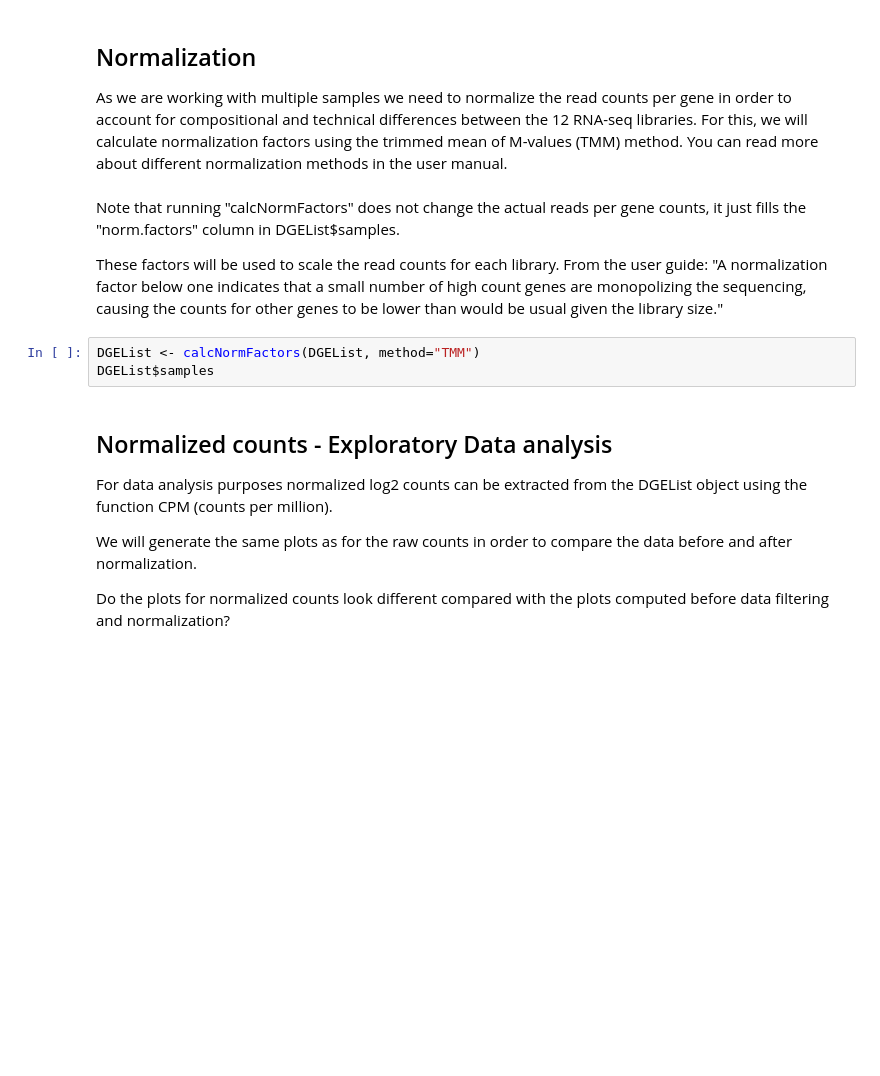
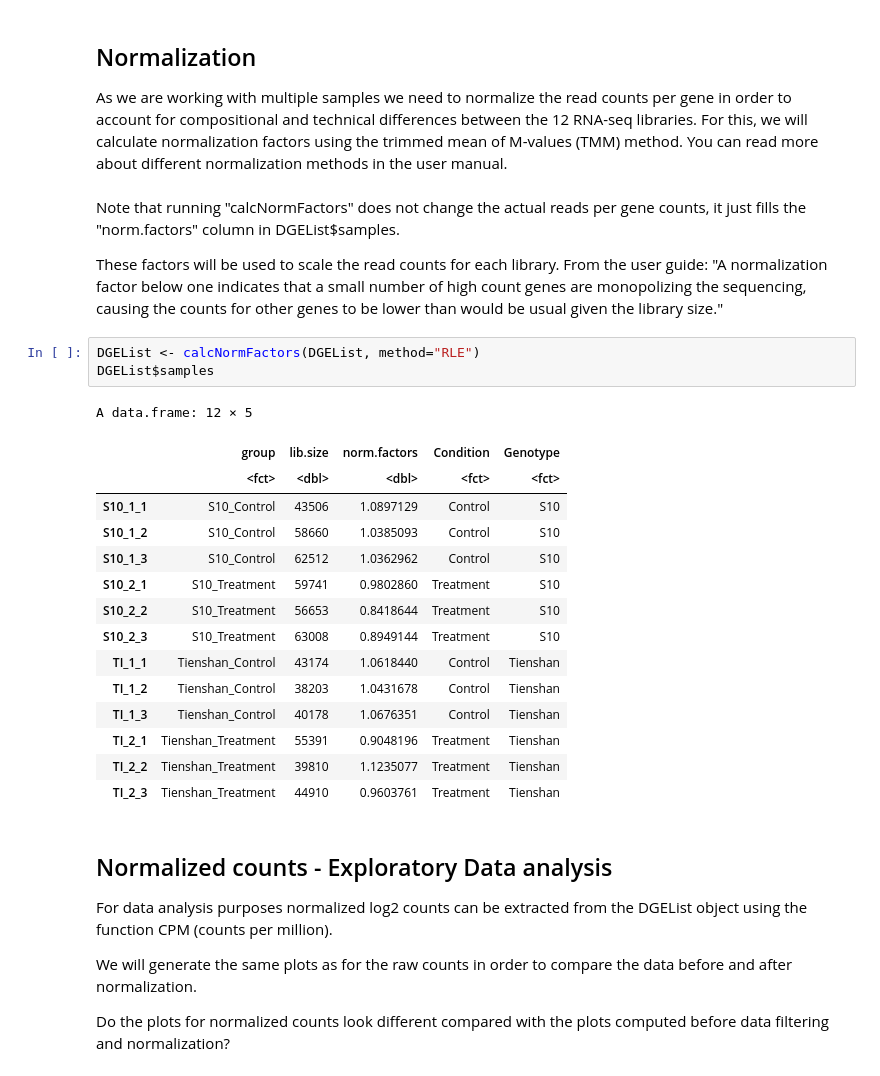
Before and after one commit to hds-sandbox/NGS_summer_course_Aarhus, a Jupyter notebook: Notebooks/03_bulk_RNA_analysis.ipynb, the cells around one changed output. Cells and saved outputs as stored; diff of their text form; blank space fills up the shorter version.

```diff
--- a/Notebooks/03_bulk_RNA_analysis.ipynb
+++ b/Notebooks/03_bulk_RNA_analysis.ipynb
@@ -136,8 +273,24 @@ From the user guide: "A normalization factor below one indicates that a small nu
 are monopolizing the sequencing, causing the counts for other genes to be lower than would
 be usual given the library size."
 # %%
-DGEList <- calcNormFactors(DGEList, method="TMM")
+DGEList <- calcNormFactors(DGEList, method="RLE")
 DGEList$samples
+# %% [output]
+A data.frame: 12 × 5
+|  | group | lib.size | norm.factors | Condition | Genotype |
+|  | <fct> | <dbl> | <dbl> | <fct> | <fct> |
+| S10_1_1 | S10_Control | 43506 | 1.0897129 | Control | S10 |
+| S10_1_2 | S10_Control | 58660 | 1.0385093 | Control | S10 |
+| S10_1_3 | S10_Control | 62512 | 1.0362962 | Control | S10 |
+| S10_2_1 | S10_Treatment | 59741 | 0.9802860 | Treatment | S10 |
+| S10_2_2 | S10_Treatment | 56653 | 0.8418644 | Treatment | S10 |
+| S10_2_3 | S10_Treatment | 63008 | 0.8949144 | Treatment | S10 |
+| TI_1_1 | Tienshan_Control | 43174 | 1.0618440 | Control | Tienshan |
+| TI_1_2 | Tienshan_Control | 38203 | 1.0431678 | Control | Tienshan |
+| TI_1_3 | Tienshan_Control | 40178 | 1.0676351 | Control | Tienshan |
+| TI_2_1 | Tienshan_Treatment | 55391 | 0.9048196 | Treatment | Tienshan |
+| TI_2_2 | Tienshan_Treatment | 39810 | 1.1235077 | Treatment | Tienshan |
+| TI_2_3 | Tienshan_Treatment | 44910 | 0.9603761 | Treatment | Tienshan |
 # %% [markdown]
 ## Normalized counts - Exploratory Data analysis
 For data analysis purposes normalized log2 counts can be extracted from the DGEList object using the function CPM (counts per million).
```
Also changed, not shown: parts of 25 cells of this notebook, 8 other files.
